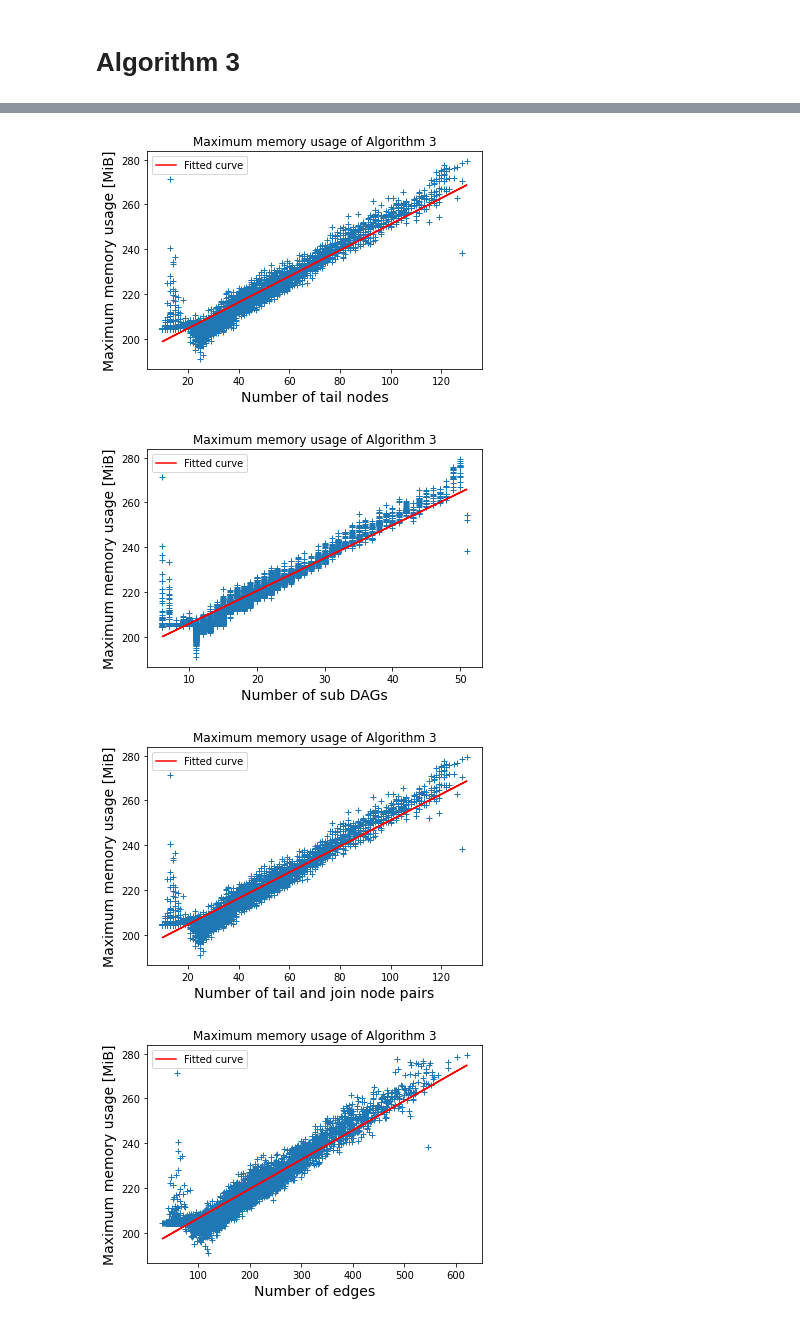
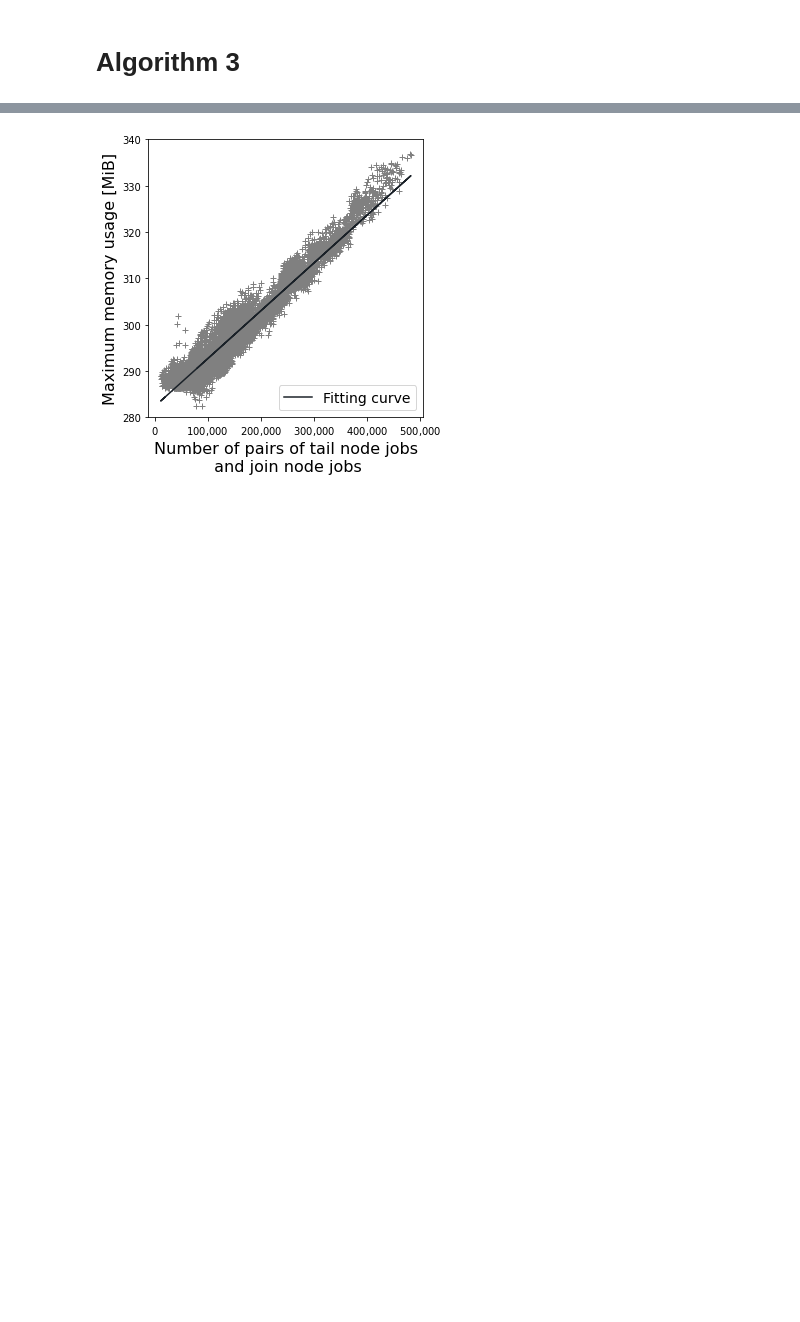
Before and after one commit to atsushi421/DED_simulator, a Jupyter notebook: plot_run_time_and_memory.ipynb, the cells around one changed output, grey strips where cells are left out. Cells and saved outputs as stored; diff of their text form; code cells hidden in the pictures; blank space fills up the shorter version.

```diff
--- a/plot_run_time_and_memory.ipynb
+++ b/plot_run_time_and_memory.ipynb
@@ -56,4 +59,10 @@ def plot(
     plt.show()
+# %%
+def liner_fit_func(x, a, b):
+    return a + b*x
+
+def quadratic_fit_func(X, a, b, c):
+    return a + b*X + c*(X**2)
 # %% [markdown]
 # Algorithm 1 & 2
 # %%
@@ -136,14 +138,15 @@ for x_label in x_label_choice_for_alg3:
 # %%
 ### Maximum memory usage
 
-for x_label in x_label_choice_for_alg3:
-    plot(src_dir='./results/memory_usage/alg3/',
-         y_label='Maximum memory usage [MiB]',
-         x_label=x_label,
-         title='Maximum memory usage of Algorithm 3',
-         export_dir='./results/figures/alg3/memory_usage/')
+plot(
+    src_dir='./results/memory_usage/alg3/',
+    y_label='Maximum memory usage [MiB]',
+    x_label='Number of pairs of tail node jobs\n and join node jobs',
+    x_key='E*H^2',
+    # title='Maximum memory usage of Algorithm 3',
+    fit_func=liner_fit_func,
+    y_lim=(280, 340),
+    export_path='./results/figures/alg3/memory_usage/alg3_memory_usage.pdf'
+)
 # %% [output]
-[figure, old version]
+[figure, new version]
-[figure, removed]
-[figure, removed]
-[figure, removed]
```
Also changed, not shown: parts of 10 cells of this notebook, 4 other files.
